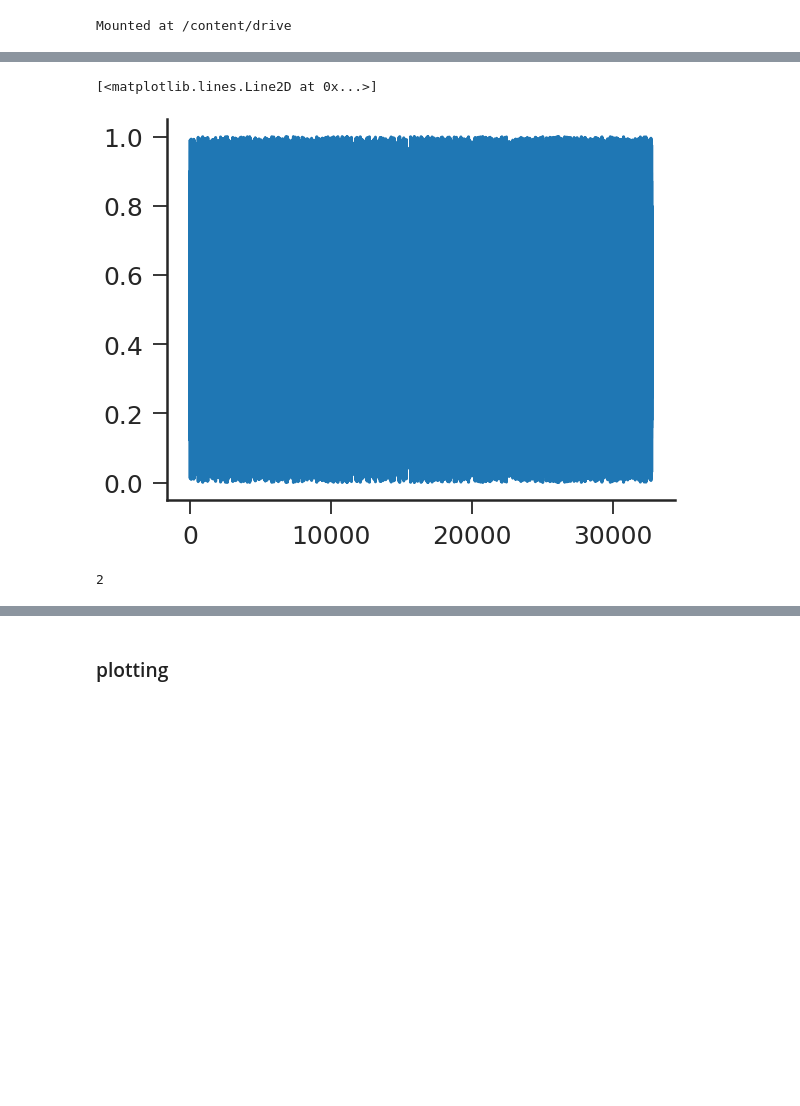
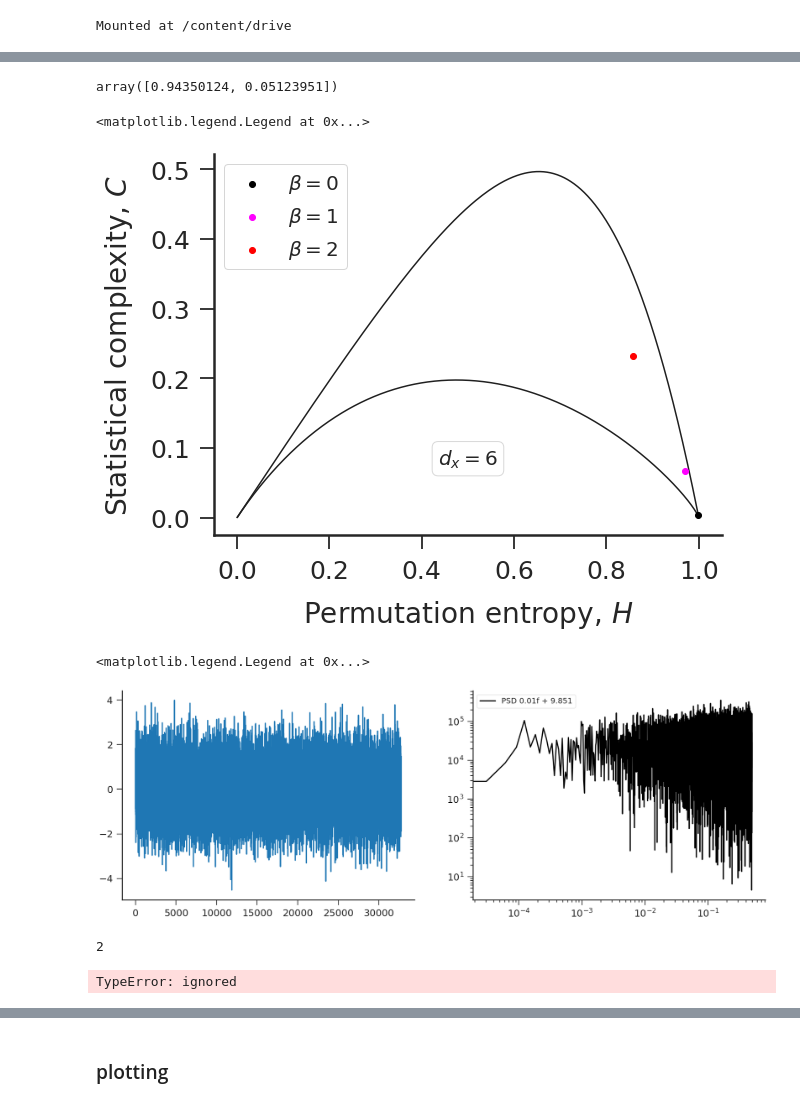
Before and after one commit to barauna-lo/Code_Library, a Jupyter notebook: ordpy.ipynb, the cells around one changed output, grey strips where cells are left out. Drawn from its saved outputs; the diff is of its cells as text; code cells hidden in the pictures; blank space fills up the shorter version.

```diff
--- a/ordpy.ipynb
+++ b/ordpy.ipynb
@@ -634,6 +637,22 @@ def schuster_map(n=2**15, z=2, x0=.5):
         x[i], _ = np.modf(x[i-1] + x[i-1]**z)
 
     return x
+# %%
+def plot_psd(data,label='PSD',color='k',is_subplot = False):
+  '''
+  This functions will show the PSD representation for any time series
+  '''
+  ft = np.fft.fft(data)
+  ft = np.real(ft*np.conj(ft))
+  freq = np.fft.fftfreq(len(ft))
+  seq = np.argsort(freq)
+  a,b = np.polyfit(np.log(freq[freq>0.0]),np.log(ft[freq>0.0]),deg=1)
+  text = "{} {}f + {}".format(label,np.round(a,3),np.round(b,3))
+  #plota o psd
+  if is_subplot:
+    return freq[seq],ft[seq]
+  else:
+    return plt.loglog(freq[seq],ft[seq],color=color,label=text)
 # %% [markdown]
 ### generaring data
 # %%
@@ -647,11 +675,43 @@ df_data_all =  pd.read_pickle('/content/drive/MyDrive/INPE/CCN_For_Noise_Classif
+# %%
+ori_noise = skew_tent_map(x0=np.random.uniform())
+# %%
+rn1
+# %% [output]
+array([0.94350124, 0.05123951])
+# %%
+
+samples = 32768
+
+wn1 = cn.powerlaw_psd_gaussian(0, samples)
+pn1 = cn.powerlaw_psd_gaussian(1, samples)
+rn1 = cn.powerlaw_psd_gaussian(2, samples)
+
+hc_wn1 = np.mean([complexity_entropy(wn1, dx=6) for _ in range(10)],axis=0)
+hc_pn1 = np.mean([complexity_entropy(pn1, dx=6) for _ in range(10)],axis=0)
+hc_rn1 = np.mean([complexity_entropy(rn1, dx=6) for _ in range(10)],axis=0)
+# %%
+hc_plot()
+plt.scatter((hc_wn1[0]),(hc_wn1[1]),label = '$\\beta = 0$', color = 'k')
+plt.scatter((hc_pn1[0]),(hc_pn1[1]),label = '$\\beta = 1$', color = 'magenta')
+plt.scatter((hc_rn1[0]),(hc_rn1[1]),label = '$\\beta = 2$', color = 'r')
+plt.legend()
+# %% [output]
+<matplotlib.legend.Legend at 0x...>
+[figure, added]
 # %%
-wn = df_data_all['image'][0]
-wn = skew_tent_map(x0=np.random.uniform())
+plt.figure(figsize=(30,10))
+wn = df_data_all['image'][0][0]
+wn = ori_noise
+#wn = skew_tent_map(x0=np.random.uniform())
 len(wn)
-plt.plot(wn)
+plt.subplot(1,2,1)
+plt.plot(wn1)
+plt.subplot(1,2,2)
+plot_psd(wn1)
+plt.legend()
 # %% [output]
-[<matplotlib.lines.Line2D at 0x...>]
+<matplotlib.legend.Legend at 0x...>
-[figure, old version]
+[figure, new version]
 # %%
  k =complexity_entropy(wn, dx=6)
 # %%
@@ -659,3 +719,10 @@ hc_knoise = np.load('data/fig3/hc_knoise.npy')
 len(hc_knoise[0])
 # %% [output]
 2
+# %%
+a = np.mean([complexity_entropy(skew_tent_map(x0=np.random.uniform()), dx=6) for _ in range(10)],axis=0)
+b = np.mean([complexity_entropy(skew_tent_map(x0=np.random.uniform()), dx=6) for _ in range(10)],axis=0)
+
+plt.scatter(a)
+# %% [output]
+TypeError: ignored
```
Also changed, not shown: parts of 7 cells of this notebook.
